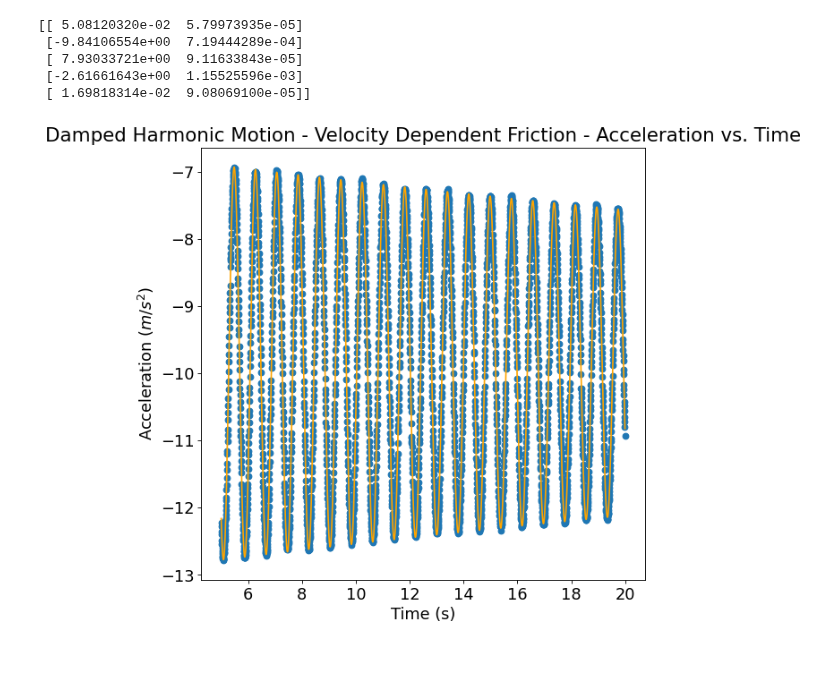
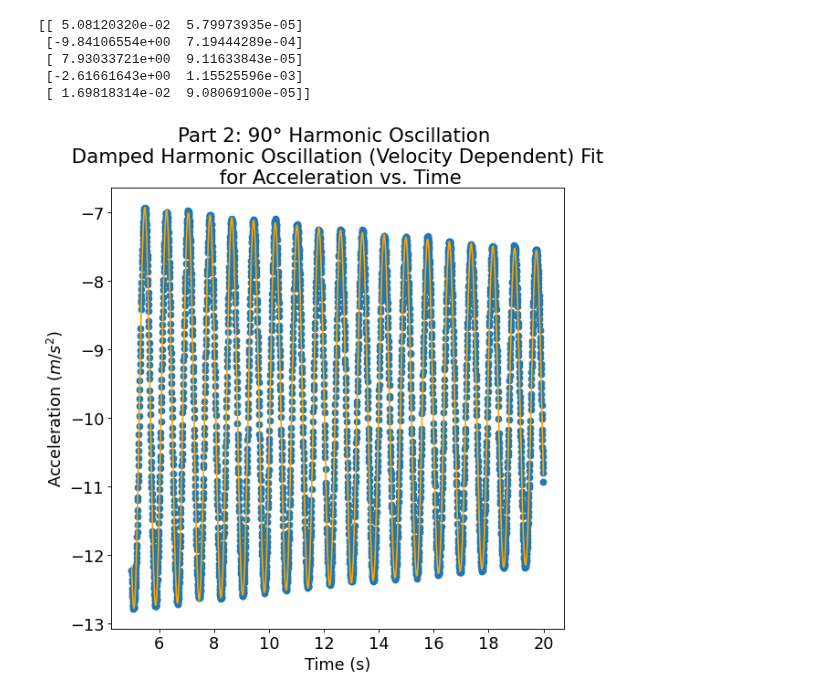
Before and after one commit to matthew-ding/physics5bl, a Jupyter notebook: Lab7/Data/Lab7_Part2.ipynb, the cells around one changed output. Saved outputs shown, nothing was run; the diff lists cells and outputs as text; code cells hidden in the pictures; blank space fills up the shorter version.

```diff
--- a/Lab7/Data/Lab7_Part2.ipynb
+++ b/Lab7/Data/Lab7_Part2.ipynb
@@ -110,18 +108,18 @@ accel_pred = oscillator_model(time, A, B, w, phi, beta)
 # %%
 # Best-fit plots
 
 # Sets figure size etc.
 fig1=plt.figure(figsize=(8, 8), dpi= 80, facecolor='w', edgecolor='k')
 plt.rcParams.update({'font.size': '16'})
 
 # Data and fit
 plt.scatter(time, accel)
 plt.plot(time, accel_pred, color='orange', label=r'fit, $B - A \omega ^ 2 cos(\omega t - \phi)$')
 
 # Axes label and title
-plt.title("Damped Harmonic Motion - Velocity Dependent Friction - Acceleration vs. Time", wrap=True)
+plt.title("Part 2: 90° Harmonic Oscillation \n Damped Harmonic Oscillation (Velocity Dependent) Fit \n for Acceleration vs. Time", wrap=True)
 plt.xlabel("Time (s)")
 plt.ylabel("Acceleration $(m/s^2)$")
 plt.show()
 # %% [output]
-[figure, old version]
+[figure, new version]
```
Also changed, not shown: parts of 3 cells of this notebook, 3 other files.
